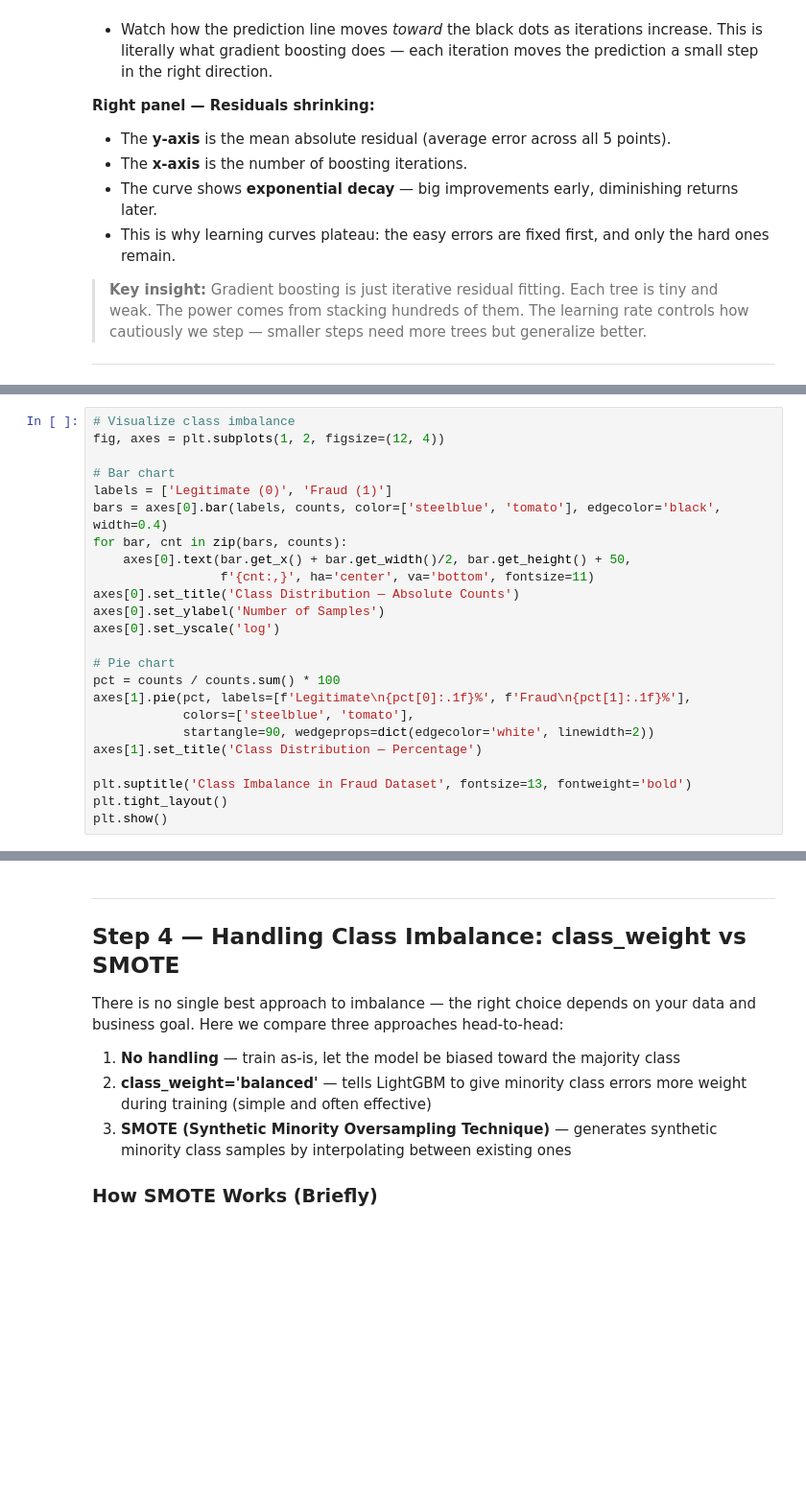
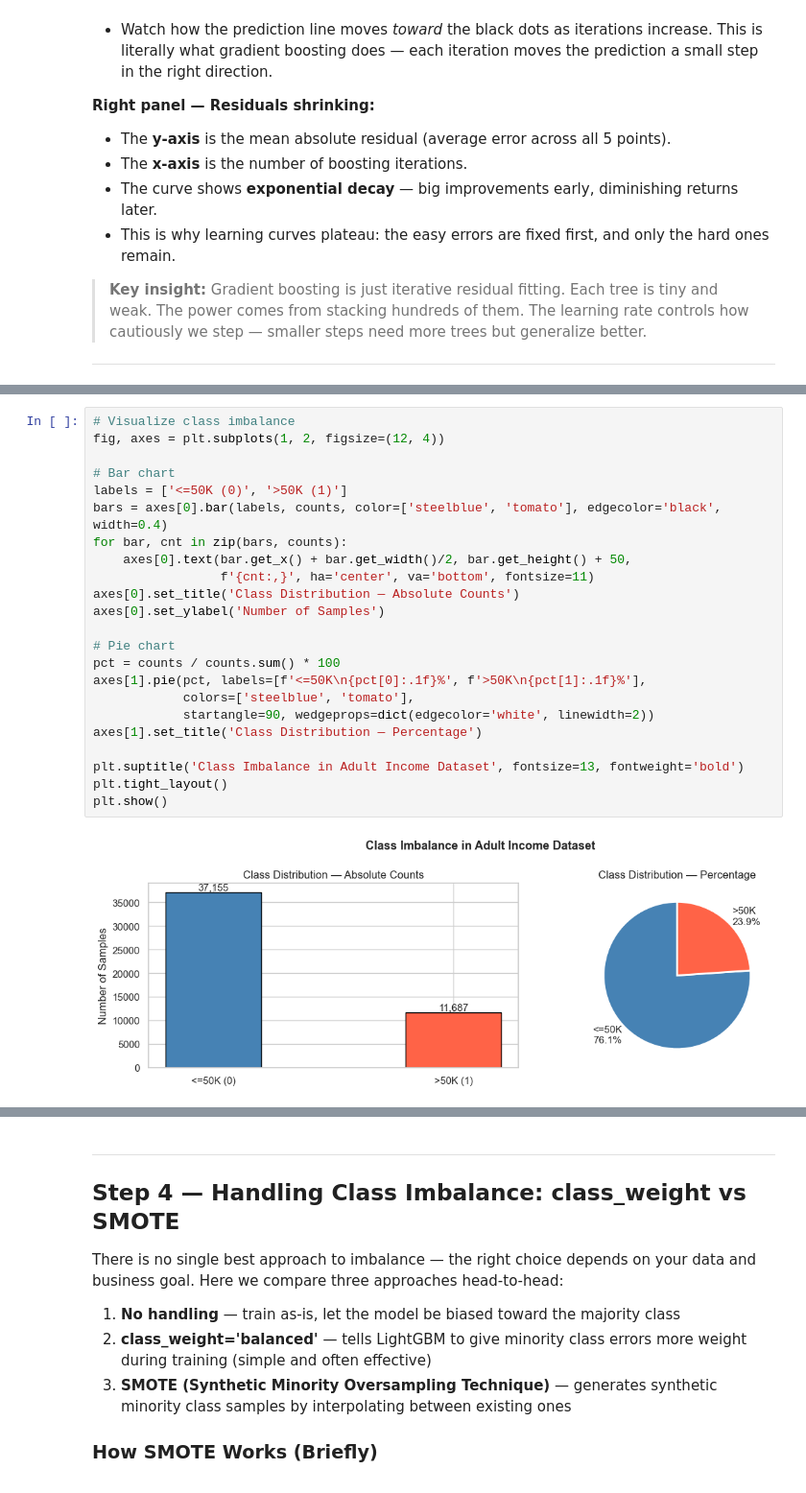
Before and after one commit to shiva-shivanibokka/Dive-Deeper-into-Supervised-Learning, a Jupyter notebook: 02_boosting_models.ipynb, the cells around one changed output, grey strips where cells are left out. Shown at 96% size. Saved outputs shown, nothing was run; the diff lists cells and outputs as text; blank space fills up the shorter version.

Commit message:
nb02: swap to Adult (real categoricals for CatBoost + moderate imbalance) + Ames; fix calibration for sklearn 1.6+

```diff
--- a/02_boosting_models.ipynb
+++ b/02_boosting_models.ipynb
@@ -325,27 +347,28 @@ print(f"Train fraud count: {y_tr.sum()} | Test fraud count: {y_te.sum()}")
 # %%
 # Visualize class imbalance
 fig, axes = plt.subplots(1, 2, figsize=(12, 4))
 
 # Bar chart
-labels = ['Legitimate (0)', 'Fraud (1)']
+labels = ['<=50K (0)', '>50K (1)']
 bars = axes[0].bar(labels, counts, color=['steelblue', 'tomato'], edgecolor='black', width=0.4)
 for bar, cnt in zip(bars, counts):
     axes[0].text(bar.get_x() + bar.get_width()/2, bar.get_height() + 50,
                  f'{cnt:,}', ha='center', va='bottom', fontsize=11)
 axes[0].set_title('Class Distribution — Absolute Counts')
 axes[0].set_ylabel('Number of Samples')
-axes[0].set_yscale('log')
 
 # Pie chart
 pct = counts / counts.sum() * 100
-axes[1].pie(pct, labels=[f'Legitimate\n{pct[0]:.1f}%', f'Fraud\n{pct[1]:.1f}%'],
+axes[1].pie(pct, labels=[f'<=50K\n{pct[0]:.1f}%', f'>50K\n{pct[1]:.1f}%'],
             colors=['steelblue', 'tomato'],
             startangle=90, wedgeprops=dict(edgecolor='white', linewidth=2))
 axes[1].set_title('Class Distribution — Percentage')
 
-plt.suptitle('Class Imbalance in Fraud Dataset', fontsize=13, fontweight='bold')
+plt.suptitle('Class Imbalance in Adult Income Dataset', fontsize=13, fontweight='bold')
 plt.tight_layout()
 plt.show()
+# %% [output]
+[figure, added]
 # %% [markdown]
 ### How to Read This Chart: Class Imbalance
 
```
Also changed, not shown: parts of 38 cells of this notebook.
